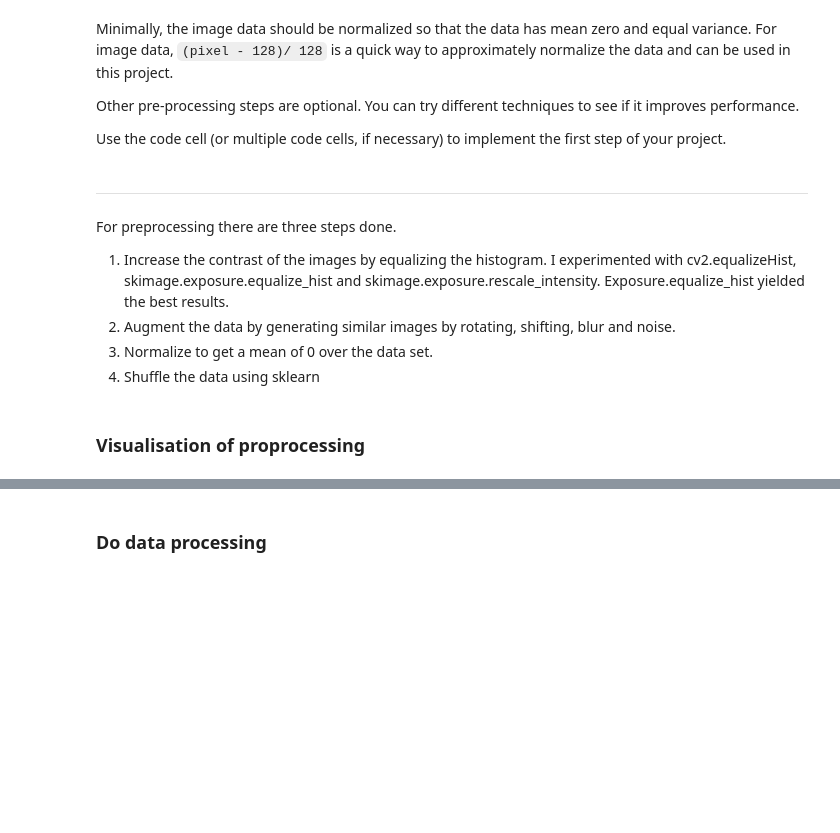
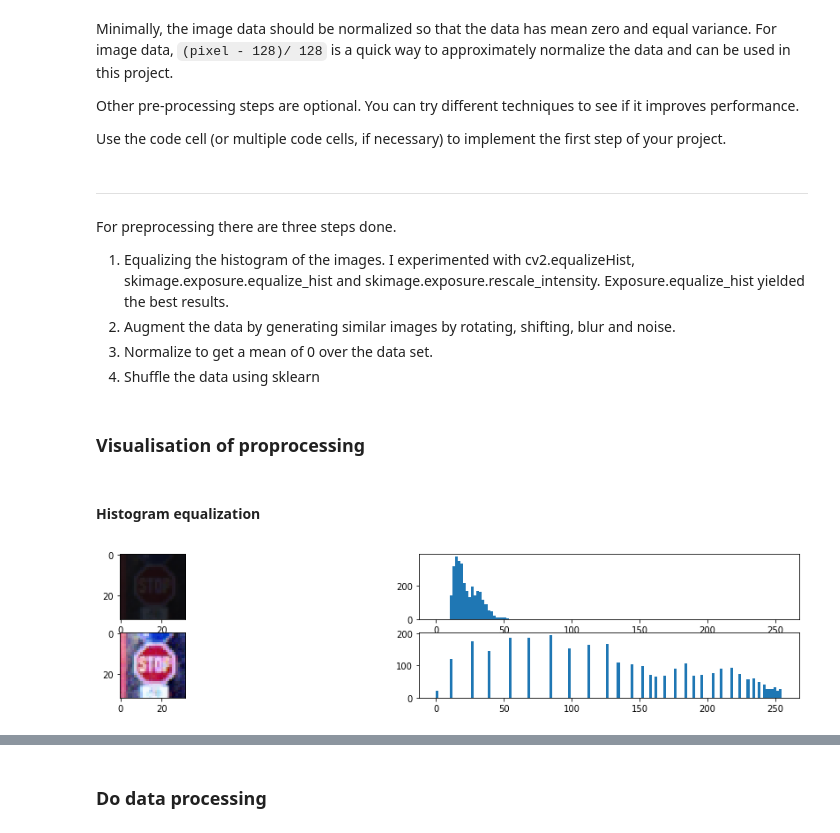
Before and after one commit to stefancyliax/CarND-Traffic-Sign-Classifier-Project, a Jupyter notebook: Traffic_Sign_Classifier.ipynb, the cells around one changed output, grey strips where cells are left out. Drawn from its saved outputs; the diff is of its cells as text; code cells hidden in the pictures; blank space fills up the shorter version.

```diff
--- a/Traffic_Sign_Classifier.ipynb
+++ b/Traffic_Sign_Classifier.ipynb
@@ -189,7 +232,7 @@ Use the code cell (or multiple code cells, if necessary) to implement the first
 # %% [markdown]
 ----
 For preprocessing there are three steps done.
-1. Increase the contrast of the images by equalizing the histogram. I experimented with cv2.equalizeHist, skimage.exposure.equalize_hist and skimage.exposure.rescale_intensity. Exposure.equalize_hist yielded the best results.
+1. Equalizing the histogram of the images. I experimented with cv2.equalizeHist, skimage.exposure.equalize_hist and skimage.exposure.rescale_intensity. Exposure.equalize_hist yielded the best results.
 2. Augment the data by generating similar images by rotating, shifting, blur and noise.
 3. Normalize to get a mean of 0 over the data set.
 4. Shuffle the data using sklearn
@@ -202,16 +245,10 @@ import cv2
 from sklearn.utils import shuffle
 import math
 
-# increase the contrast by equalizing the histogram
-def contrast(img):
-    #img_contrast = img.copy()
-    #print(img.mean())
-    #a, b = np.percentile(img, (10, 90))
-    #img_contrast = exposure.rescale_intensity(img, in_range=(a, b))
-    #for n in range(img.shape[2]):
-    #    img_contrast[:,:,n] = cv2.equalizeHist(img[:,:,n])
-    img_contrast = exposure.equalize_hist(img)
-    return img_contrast
+# increase the  by equalizing the histogram
+def hist_equ(img):
+    img_hist = exposure.equalize_hist(img)
+    return img_hist
 
 # normalize to get the values between [-1,1] and the mean to zero. TODO: test [1-,1] normalization
 def normalize(img):
@@ -229,7 +266,6 @@ def grayscale(img):
 # 1. Get labels with a samplecount below low_limit.
 # 1. choose num_samples random samples per label
 # 2. run 8 data augmentation algorithms on these samples and append them to the train dataset.
-# TODO: Try: only augment labels that are underrepresented. n = np.bincount(y_train) + np.where(n<250)
 
 def augment_data(X_train, y_train, low_limit = 5000 , num_samples = 100):
     from tqdm import tqdm
@@ -241,7 +277,7 @@ def augment_data(X_train, y_train, low_limit = 5000 , num_samples = 100):
     for label in np.nditer(label_list):
         index_list = []
 
-        # check if number of random samples is below number of total samples to prevent a infinite loop
+        # check if number of random samples is below number of total samples to prevent infinite loop
         assert num_samples <= np.bincount(y_train).min()
 
         # Get random indexes of certain label
@@ -282,7 +318,7 @@ def augment_data(X_train, y_train, low_limit = 5000 , num_samples = 100):
 ## Data augmentation methods
 
 def blur(img):
-    img_aug = cv2.blur(img, (3,3))
+    img_aug = cv2.blur(img, (2,2))
     return img_aug
 
 def noise(img, mode='s&p'):
@@ -292,7 +328,7 @@ def noise(img, mode='s&p'):
 def project_left(img):
     tform = transform.ProjectiveTransform()
     src = np.array([[0, 0], [0, 32], [32, 32], [32, 0]])
-    dst = np.array([[0, -20], [0, 52], [32, 32], [32, 0]])
+    dst = np.array([[0, -15], [0, 47], [32, 32], [32, 0]])
     tform.estimate(src, dst)
     img_aug = transform.warp(img, tform)
     return img_aug
@@ -300,7 +336,7 @@ def project_left(img):
 def project_right(img):
     tform = transform.ProjectiveTransform()
     src = np.array([[0, 0], [0, 32], [32, 32], [32, 0]])
-    dst = np.array([[0, -0], [0, 32], [32, 52], [32, -20]])
+    dst = np.array([[0, 0], [0, 32], [32, 47], [32, -15]])
     tform.estimate(src, dst)
     img_aug = transform.warp(img, tform)
     return img_aug
@@ -326,3 +362,29 @@ def shear_left(img):
     return img_aug
 # %% [markdown]
 ### Visualisation of proprocessing
+# %% [markdown]
+#### Histogram equalization
+# %%
+%matplotlib inline
+
+def test_hist_equ(image):
+    bins = 128
+    plt.figure(figsize=(17,3))
+
+    plt.subplot(221)
+    plt.imshow(image, cmap="gray")
+    plt.subplot(222)
+    plt.hist(image.ravel(),bins=bins, range=[0,255], rwidth=2)
+
+    image2 = hist_equ(image)
+    plt.subplot(223)
+    plt.imshow(image2, cmap="gray")
+    plt.subplot(224)
+    plt.hist(image2.ravel()*255, bins=bins, range=[0,255], rwidth=2)
+
+    plt.show()
+    return
+
+test_hist_equ(X_train[29222])
+# %% [output]
+[figure, added]
```
Also changed, not shown: parts of 25 cells of this notebook, 8 other files.
